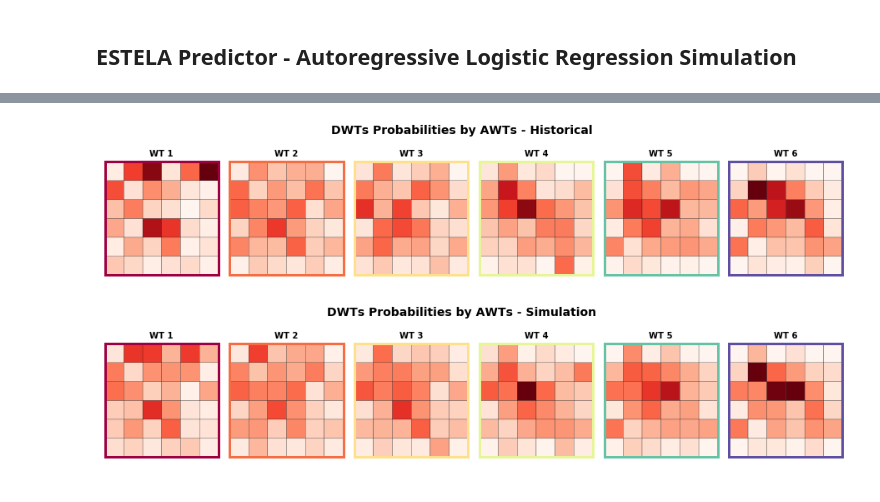
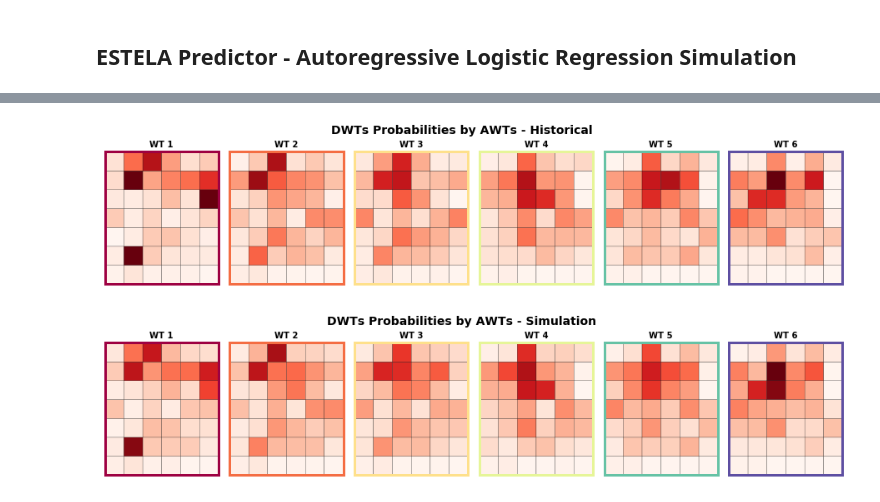
Before and after one commit to teslakit/teslakit, a Jupyter notebook: notebooks/nb_ROI/11_SLP_ESTELA_ALR_Covariates.ipynb, the cells around one changed output, grey strips where cells are left out. Drawn from its saved outputs; the diff is of its cells as text; code cells hidden in the pictures.

```diff
--- a/notebooks/nb_ROI/11_SLP_ESTELA_ALR_Covariates.ipynb
+++ b/notebooks/nb_ROI/11_SLP_ESTELA_ALR_Covariates.ipynb
@@ -310,30 +307,30 @@ Plot_DWTs_Probs(bmus_sim, dbmus_sim, alr_num_clusters);
 # %%
 # Plot AWTs/DWTs Probabilities
 
 # clusters to plot (no TCs)
 n_clusters_AWT = 6
-n_clusters_DWT = 36
+n_clusters_DWT = 42
 n_sim = 0  # simulation to plot
 
 # Plot AWTs/DWTs Probs - historical
 AWT_hist, DWT_hist = db.Load_AWTs_DWTs_Plots_hist()
 AWT_bmus = AWT_hist.bmus.values[:]
 DWT_bmus = DWT_hist.bmus.values[:]
 
 Plot_Probs_WT_WT(
     AWT_bmus, DWT_bmus, n_clusters_AWT, n_clusters_DWT,
     wt_colors=True, ttl = 'DWTs Probabilities by AWTs - Historical'
 );
 
 # Plot AWTs/DWTs sim - simulated
 AWT_sim, DWT_sim = db.Load_AWTs_DWTs_Plots_sim(n_sim=0)
 AWT_bmus = AWT_sim.bmus.values[:]
 DWT_bmus = DWT_sim.bmus.values[:]
 
 Plot_Probs_WT_WT(
     AWT_bmus, DWT_bmus, n_clusters_AWT, n_clusters_DWT,
     wt_colors=True, ttl = 'DWTs Probabilities by AWTs - Simulation'
 );
 # %% [output]
-[figure, old version]
+[figure, new version]
-[figure, old version]
+[figure, new version]
```
Also changed, not shown: parts of 12 cells of this notebook.
